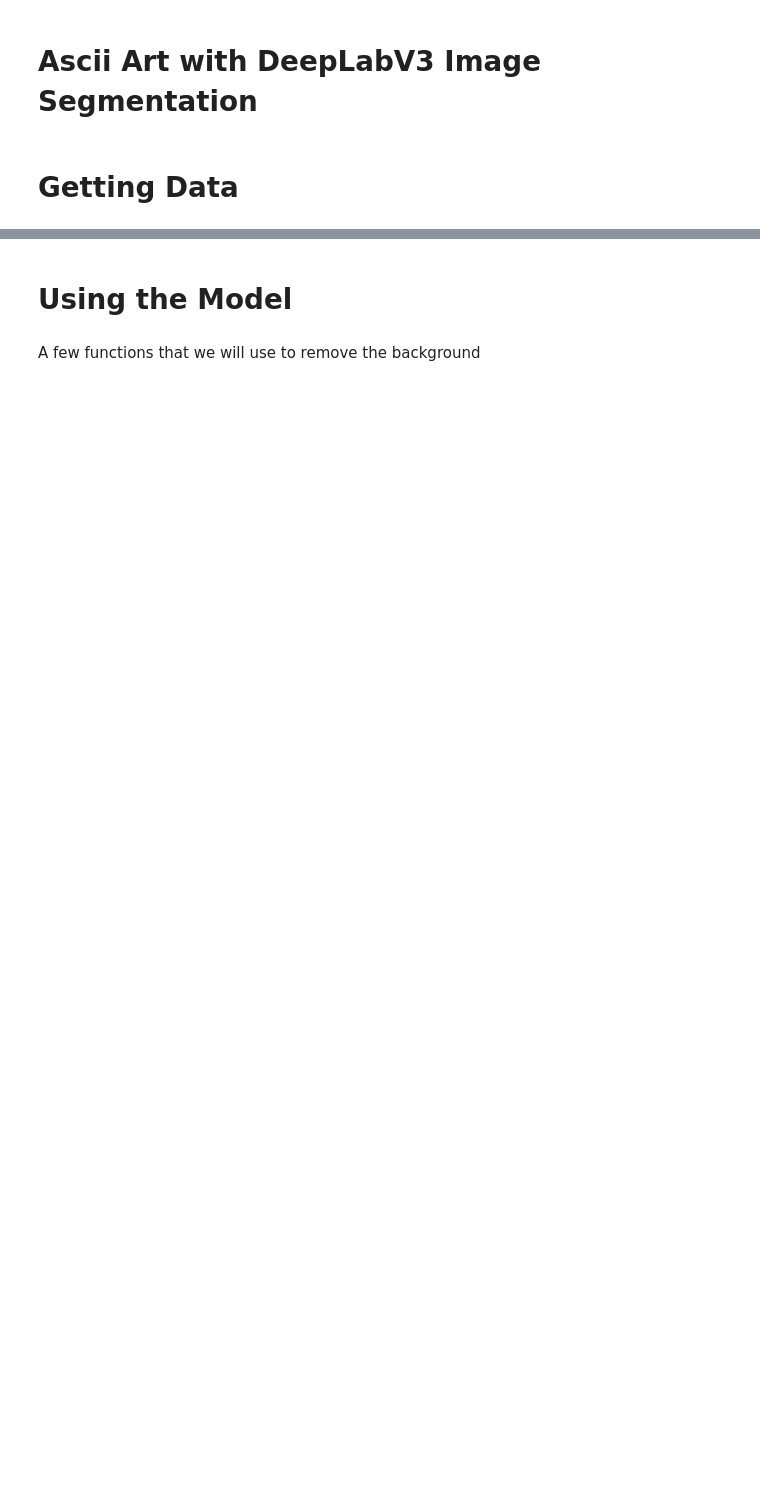
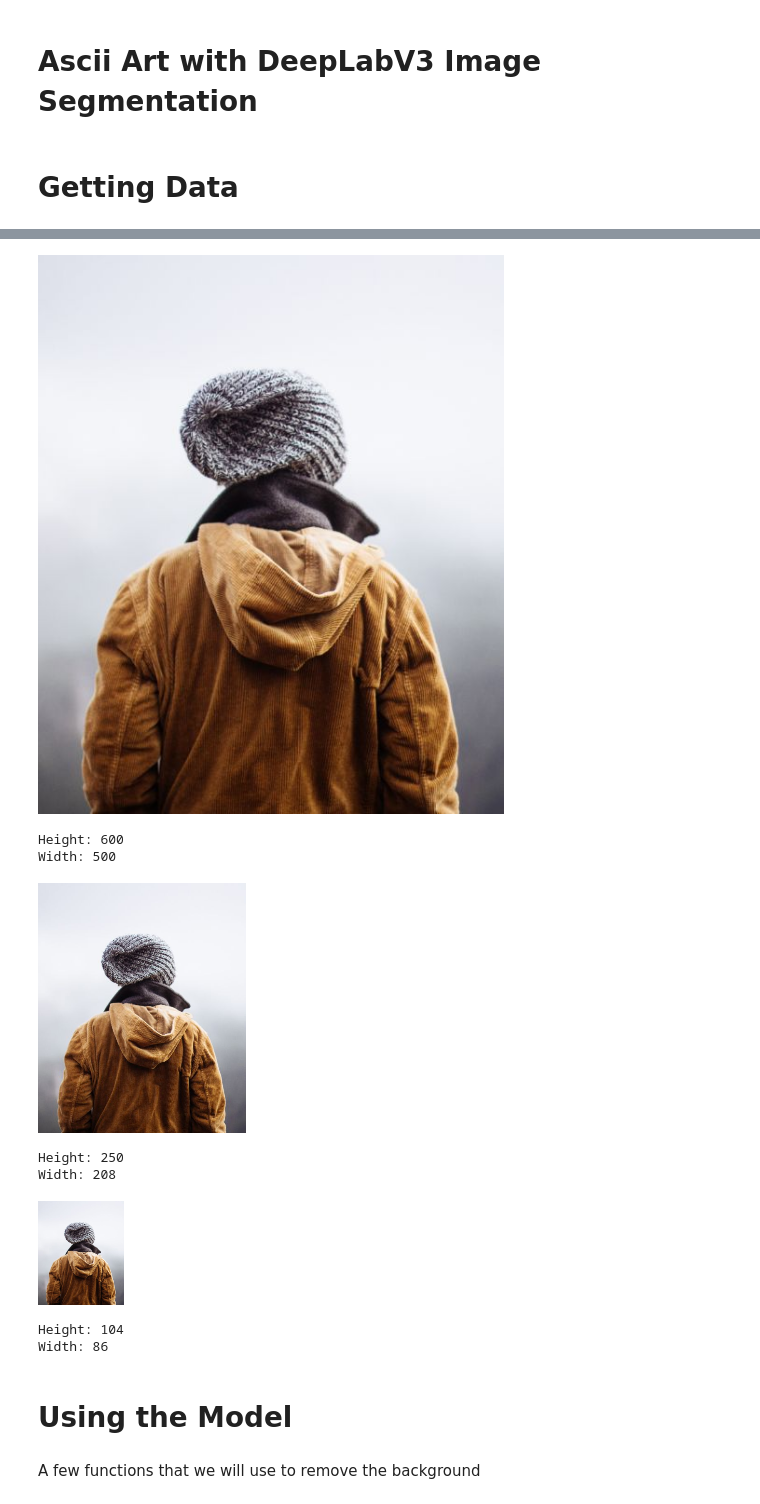
Before and after one commit to Zarthan66/GoogleCollab, a Jupyter notebook: AsciiArt.ipynb, the cells around one changed output, grey strips where cells are left out. Drawn from its saved outputs; the diff is of its cells as text; code cells hidden in the pictures; blank space fills up the shorter version.

```diff
--- a/AsciiArt.ipynb
+++ b/AsciiArt.ipynb
@@ -20,3 +30,55 @@ cv2_imshow(cv2.imread('/content/profile.jpg'))
+# %%
+# resizing image into a half while keeping its ratio
+def resizeToHalf(img):
+  height, width = img.shape[:2]
+  newWidth = int(width / 2)
+  # Determine its landscape, potrait, etc
+  if width < height:
+    newHeight = int((width / height) * newWidth)
+  elif width > height:
+    newHeight = int((height / width) * newWidth)
+  else:
+    newHeight = int(height / 2)
+
+  return cv2.resize(img, (newHeight, newWidth))
+# %%
+# Importing Image module from PIL package
+from PIL import Image
+import PIL
+
+imgLowRes = resizeToHalf(img)
+imgVeryLowRes = resizeToHalf(imgLowRes)
+
+# save images using extension
+imgLowRGB = cv2.cvtColor(imgLowRes, cv2.COLOR_BGR2RGB)
+Image.fromarray(imgLowRGB).save("/content/profileLow.jpg")
+imgVeryLowRGB = cv2.cvtColor(imgVeryLowRes, cv2.COLOR_BGR2RGB)
+Image.fromarray(imgVeryLowRGB).save("/content/profileVeryLow.jpg")
+
+# Get resolution
+height, width = img.shape[:2]
+heightLowRes, widthLowRes = imgLowRes.shape[:2]
+heightVeryLowRes, widthVeryLowRes = imgVeryLowRes.shape[:2]
+
+cv2_imshow(img)
+print("Height: " + str(height))
+print("Width: " + str(width))
+cv2_imshow(imgLowRes)
+print("Height: " + str(heightLowRes))
+print("Width: " + str(widthLowRes))
+cv2_imshow(imgVeryLowRes)
+print("Height: " + str(heightVeryLowRes))
+print("Width: " + str(widthVeryLowRes))
+# %% [output]
+[figure, added]
+Height: 600
+Width: 500
+[figure, added]
+Height: 250
+Width: 208
+[figure, added]
+Height: 104
+Width: 86
 # %% [markdown]
 # Using the Model
 # %% [markdown]
```
Also changed, not shown: parts of 3 cells of this notebook.
